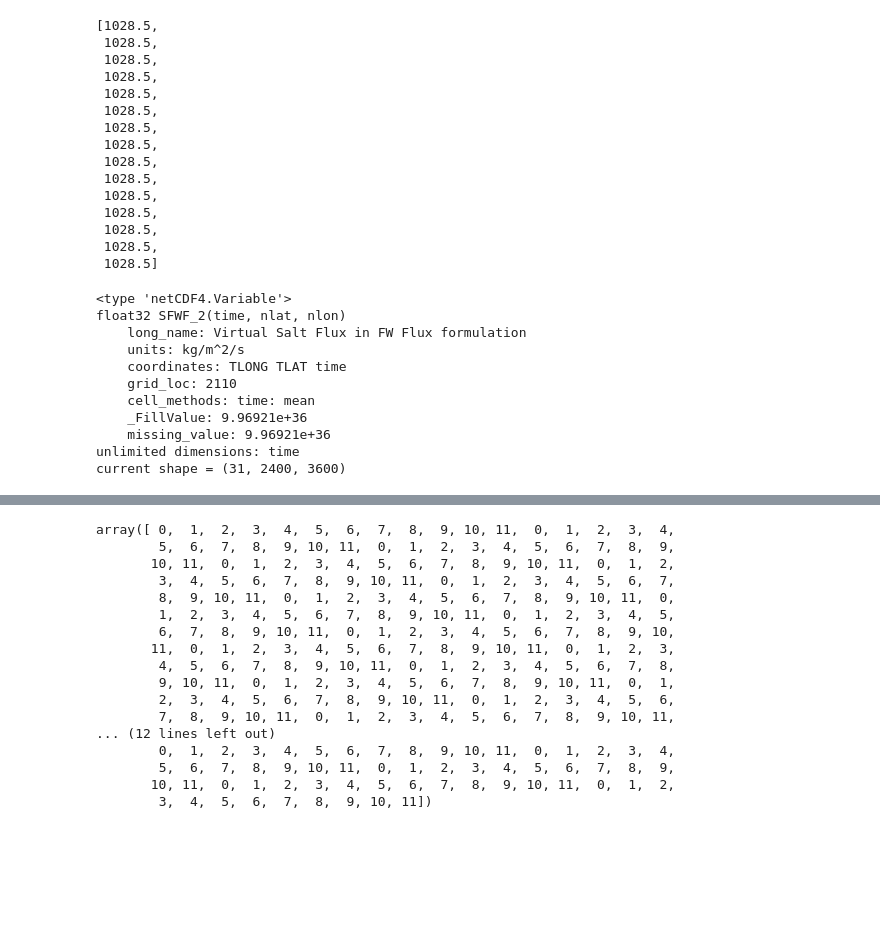
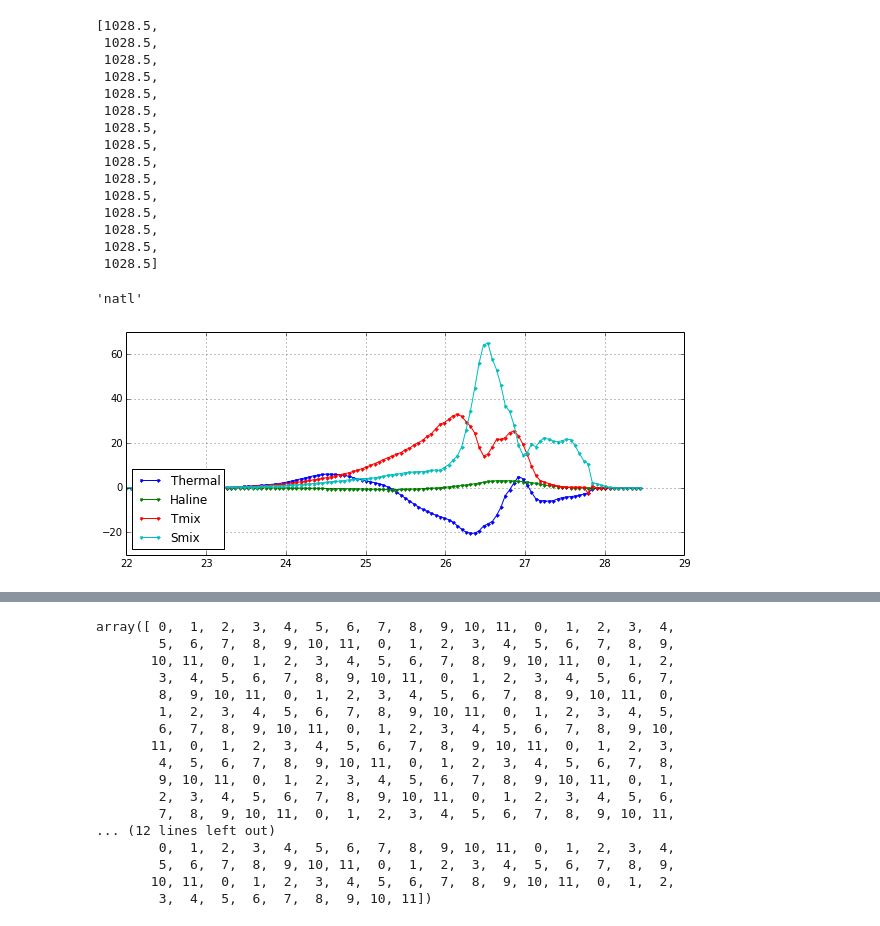
Before and after one commit to rabernat/pop_water_mass, a Jupyter notebook: notebooks/transformation_parallel.ipynb, the cells around one changed output, grey strips where cells are left out. Saved outputs shown, nothing was run; the diff lists cells and outputs as text; code cells hidden in the pictures; blank space fills up the shorter version.

```diff
--- a/notebooks/transformation_parallel.ipynb
+++ b/notebooks/transformation_parallel.ipynb
@@ -33,7 +44,12 @@ region_dict = {'natl': natl}
 # %%
 # push to engines
-dview.push({'natl': natl})
-dview.execute('region_dict = {"natl": natl}')
+dview.push(region_dict)
+dview.execute("region_dict = {'natl': natl, 'npac': npac, 'so': so}")
+# check
+dview.execute('a = region_dict.keys()[0]')
+a = dview.gather('a')
+for r in a.get():
+    assert r=='npac'
 # %% [output]
 <AsyncResult: execute>
 # %%
@@ -136,20 +160,22 @@ dview.pull('n').get()
  1028.5,
  1028.5,
  1028.5]
-# %%
-print p.nc.variables['SFWF_2']
-# %% [output]
-<type 'netCDF4.Variable'>
-float32 SFWF_2(time, nlat, nlon)
-    long_name: Virtual Salt Flux in FW Flux formulation
-    units: kg/m^2/s
-    coordinates: TLONG TLAT time
-    grid_loc: 2110
-    cell_methods: time: mean
-    _FillValue: 9.96921e+36
-    missing_value: 9.96921e+36
-unlimited dimensions: time
-current shape = (31, 2400, 3600)
+# %%
+k
+# %% [output]
+'natl'
+# %%
+A = all_res['so']
+
+leg = ['Thermal','Haline','Tmix','Smix','Total']
+plt.figure(figsize=(10,4))
+plt.plot(so.rholevs[1:] - 1000,  A[:,:4].mean(axis=0).T / 1e6, '.-')
+#plt.plot(so.rholevs[1:] - 1000,  A[:,4:].mean(axis=0).T / 1e6, '.-')
+#plt.plot(so.rholevs[1:] - 1000,  A.mean(axis=0).sum(axis=0) / 1e6, 'k.-')
+plt.legend(leg, loc='lower left')
+plt.grid()
+# %% [output]
+[figure, added]
 # %%
 leg = ['Thermal','Haline','Tmix','Smix','Total']
 plt.figure(figsize=(10,4))
```
Also changed, not shown: parts of 13 cells of this notebook, 2 other files.
